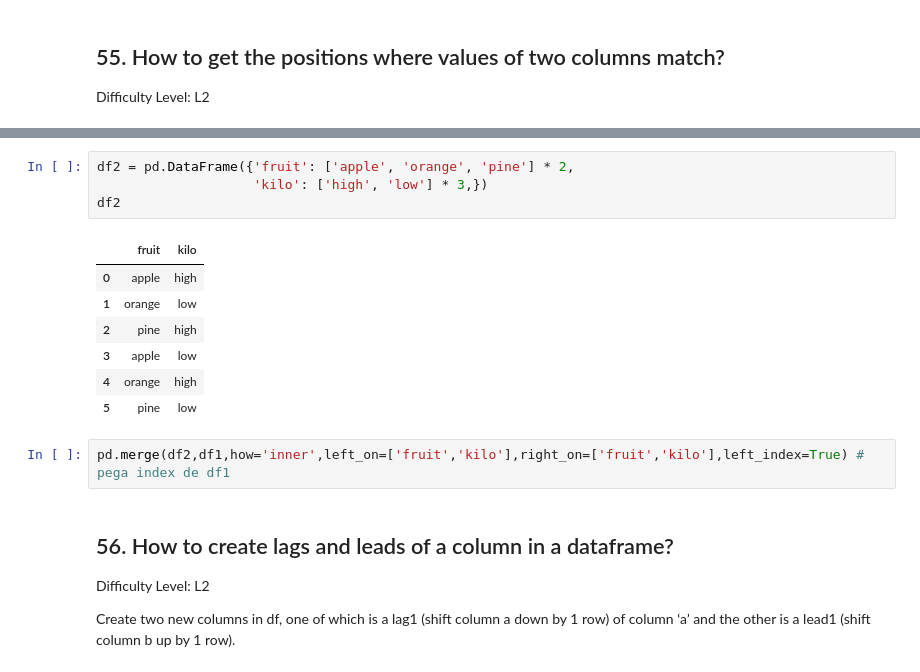
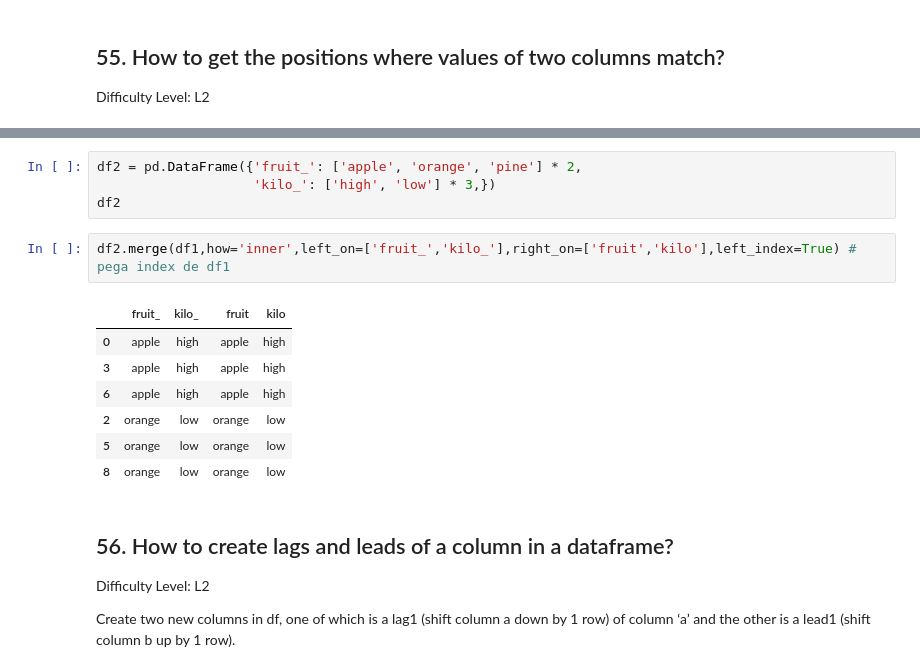
Before and after one commit to alantellecom/ex_pandas, a Jupyter notebook: EX-Pandas_solutions.ipynb, the cells around one changed output, grey strips where cells are left out. Drawn from its saved outputs; the diff is of its cells as text.

```diff
--- a/EX-Pandas_solutions.ipynb
+++ b/EX-Pandas_solutions.ipynb
@@ -1524,17 +1494,17 @@ df1
 # %%
-df2 = pd.DataFrame({'fruit': ['apple', 'orange', 'pine'] * 2,
-                    'kilo': ['high', 'low'] * 3,})
+df2 = pd.DataFrame({'fruit_': ['apple', 'orange', 'pine'] * 2,
+                    'kilo_': ['high', 'low'] * 3,})
 df2
-# %% [output]
-|  | fruit | kilo |
-| 0 | apple | high |
-| 1 | orange | low |
-| 2 | pine | high |
-| 3 | apple | low |
-| 4 | orange | high |
-| 5 | pine | low |
 # %%
-pd.merge(df2,df1,how='inner',left_on=['fruit','kilo'],right_on=['fruit','kilo'],left_index=True) # pega index de df1
+df2.merge(df1,how='inner',left_on=['fruit_','kilo_'],right_on=['fruit','kilo'],left_index=True) # pega index de df1
+# %% [output]
+|  | fruit_ | kilo_ | fruit | kilo |
+| 0 | apple | high | apple | high |
+| 3 | apple | high | apple | high |
+| 6 | apple | high | apple | high |
+| 2 | orange | low | orange | low |
+| 5 | orange | low | orange | low |
+| 8 | orange | low | orange | low |
 # %% [markdown]
 ## 56. How to create lags and leads of a column in a dataframe?
 Difficulty Level: L2
```
Also changed, not shown: parts of 3 cells of this notebook.
